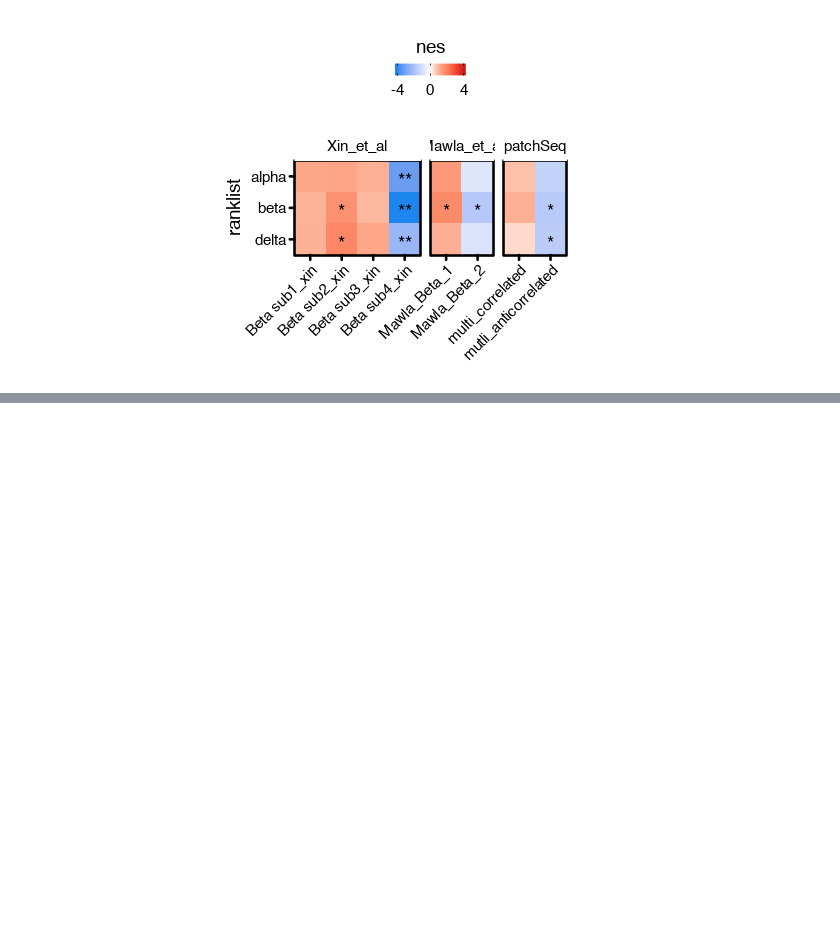
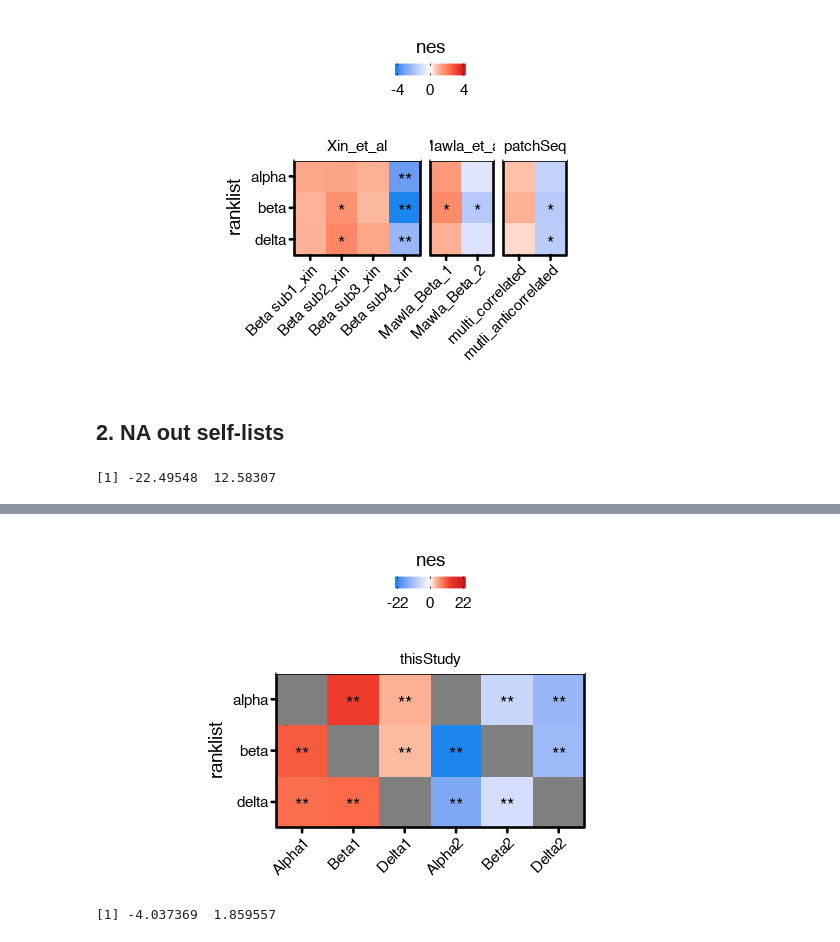
Before and after one commit to biomystery/islet_figs_motifs, a Jupyter notebook: promoter/plot_GSEA.ipynb, the cells around one changed output, grey strips where cells are left out. Cells and saved outputs as stored; diff of their text form; code cells hidden in the pictures; blank space fills up the shorter version.

Commit message:
finish GSEA - NA out self cmp + improve colors

```diff
--- a/promoter/plot_GSEA.ipynb
+++ b/promoter/plot_GSEA.ipynb
@@ -25,16 +25,3 @@ theme_pubr<- function (base_size = 11, base_family = "Arial")
         strip.text = element_text(), axis.ticks.length = unit(1,
     "mm"))
 }
-# %%
-res.gsea <- do.call(rbind, lapply(c("alpha", "beta", "delta"), function(ct) fread(paste0("../figures/Fig2/subfigs/GSEA_",
-    ct, "_res_final.csv")) %>% mutate(ranklist = ct)))
-# res.gsea %>% head(1) res.gsea %>% str res.gsea %>% pull(Term) %>% unique
-res.gsea <- res.gsea %>% mutate(glist_set = ifelse(Term %in% paste0(rep(c("Alpha",
-    "Beta", "Delta"), each = 2), 1:2), "thisStudy", ifelse(grepl("xin", Term), "Xin_et_al",
-    ifelse(grepl("Mawla", Term), "Mawla_et_al", "patchSeq")))) %>% mutate(significance = ifelse(fdr <
-    0.01, "**", ifelse(fdr < 0.1, "*", NA))) %>% mutate(glist_set = factor(glist_set,
-    levels = c("thisStudy", "Xin_et_al", "Mawla_et_al", "patchSeq")), ranklist = factor(ranklist,
-    levels = rev(c("alpha", "beta", "delta"))))
-options(repr.plot.width = 5, repr.plot.height = 3)
-rg <- res.gsea$nes %>% range(na.rm = T)
-rg
@@ -105,3 +85,33 @@ Warning message:
 “Removed 15 rows containing missing values (geom_text).”Warning message:
 “Removed 15 rows containing missing values (geom_text).”
 [figure]
+# %% [markdown]
+## 2. NA out self-lists
+# %%
+res.gsea <- fread("../figures/Fig2/subfigs/fig_2B.prom_GSEA_a.csv") %>% mutate(glist_set = factor(glist_set,
+    levels = c("thisStudy", "Xin_et_al", "Mawla_et_al", "patchSeq")), ranklist = factor(ranklist,
+    levels = rev(c("alpha", "beta", "delta"))))
+res.gsea %>% filter(glist_set == "thisStudy") %>% pull(nes) %>% range(na.rm = T)
+# %% [output]
+[1] -22.49548  12.58307
+# %%
+options(repr.plot.width = 5, repr.plot.height = 3)
+rg <- res.gsea %>% filter(glist_set == "thisStudy") %>% pull(nes) %>% range(na.rm = T)
+# rg.max <- min(abs(rg)) %>% floor
+ggplot(res.gsea %>% filter(glist_set == "thisStudy") %>% mutate(Term = factor(Term,
+    levels = paste0(c("Alpha", "Beta", "Delta"), rep(c(1, 2), each = 3)))), aes(Term,
+    ranklist)) + geom_tile(aes(fill = nes)) + geom_text(aes(label = significance),
+    hjust = 0.5, vjust = 0.75) + facet_grid(. ~ glist_set, scales = "free_x", space = "free") +
+    scale_fill_gradientn(colors = c("dodgerblue2", "white", "#FCBBA1", "#FC9272",
+        "#FB6A4A", "#EF3B2C", "#CB181D"), values = scales::rescale(c(rg[1], seq(0,
+        rg[2], length.out = 5), -rg[1])), limits = c(rg[1], -rg[1]), guide = guide_colourbar(ticks.colour = "black",
+        title.position = "top", title.hjust = 0.5, nbins = 10), breaks = c(-22, 0,
+        22)) + theme_pubr() + theme(axis.title.x = element_blank(), aspect.ratio = 1,
+    legend.box.background = element_blank(), legend.box.margin = margin(0, 0, 0,
+        0), legend.key.width = unit("3", "mm"), legend.key.height = unit("2.5", "mm"),
+    legend.position = "top", axis.text.x = element_text(angle = 45, hjust = 1)) +
+    coord_cartesian(expand = F, clip = "off")
+ggsave(filename = "../figures/Fig2/subfigs/fig_2B.prom_GSEA_a.pdf", width = 5, height = 3,
+    useDingbats = F)
+system("open ../figures/Fig2/subfigs/fig_2B.prom_GSEA_a.pdf")
+# %% [output]
@@ -107,0 +121,7 @@ Warning message:
+[figure, added]
+# %%
+res.gsea <- res.gsea %>% filter(glist_set != "thisStudy")
+rg <- res.gsea$nes %>% range(na.rm = T)
+rg
+# %% [output]
+[1] -4.037369  1.859557
```
Also changed, not shown: parts of 5 cells of this notebook, 13 other files.
